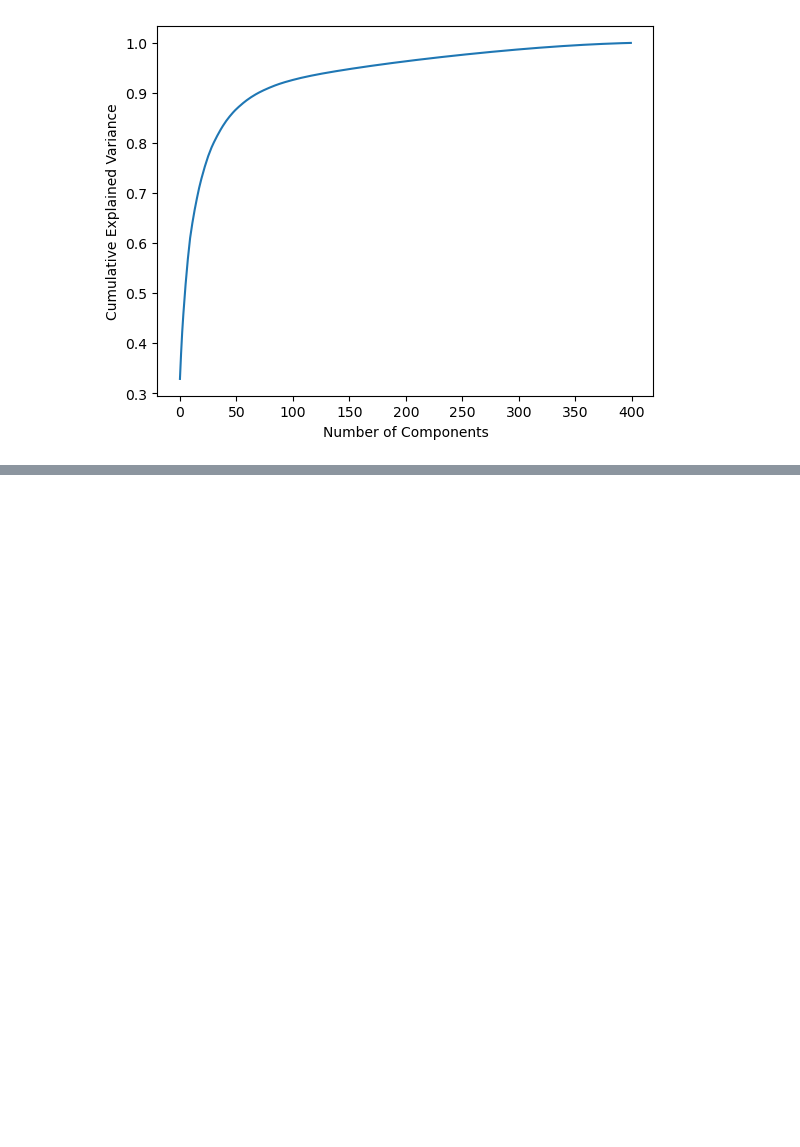
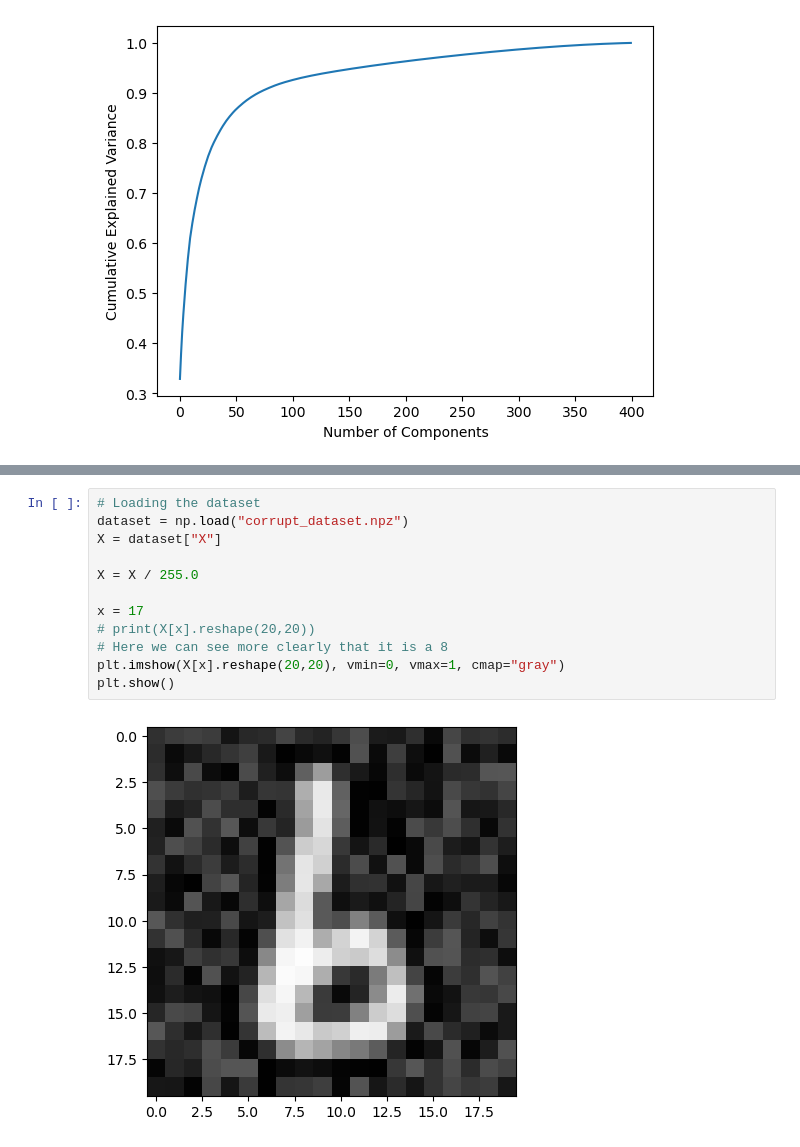
Before and after one commit to eliashovdenes/Machine-Learning-Handwritten-Character-Recognition, a Jupyter notebook: Oblig2.ipynb, the cells around one changed output, grey strips where cells are left out. Drawn from its saved outputs; the diff is of its cells as text; blank space fills up the shorter version.

```diff
--- a/Oblig2.ipynb
+++ b/Oblig2.ipynb
@@ -390 +349,15 @@ Best Cross-Validation accuracy: 0.9337343165814612
+# %%
+# Loading the dataset
+dataset = np.load("corrupt_dataset.npz")
+X = dataset["X"]
+
+X = X / 255.0
+
+x = 17
+# print(X[x].reshape(20,20))
+# Here we can see more clearly that it is a 8
+plt.imshow(X[x].reshape(20,20), vmin=0, vmax=1, cmap="gray")
+plt.show()
+# %% [output]
+[figure, added]
 # %%
```
Also changed, not shown: parts of 16 cells of this notebook.
